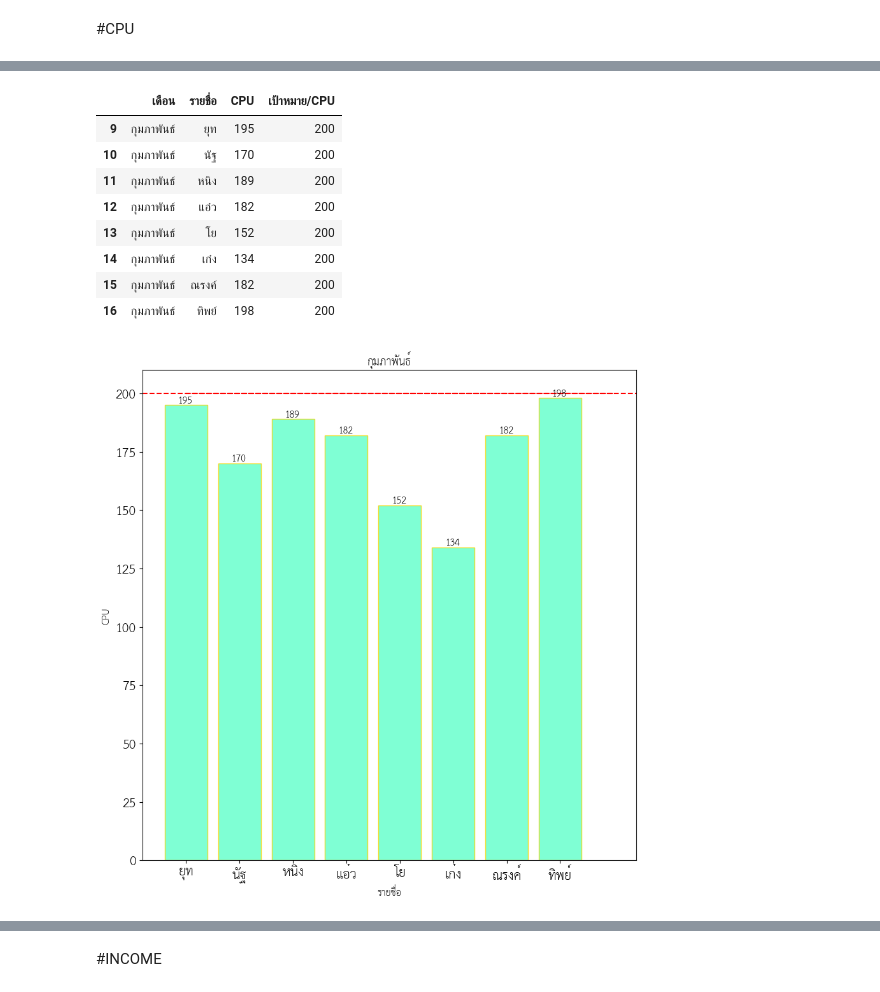
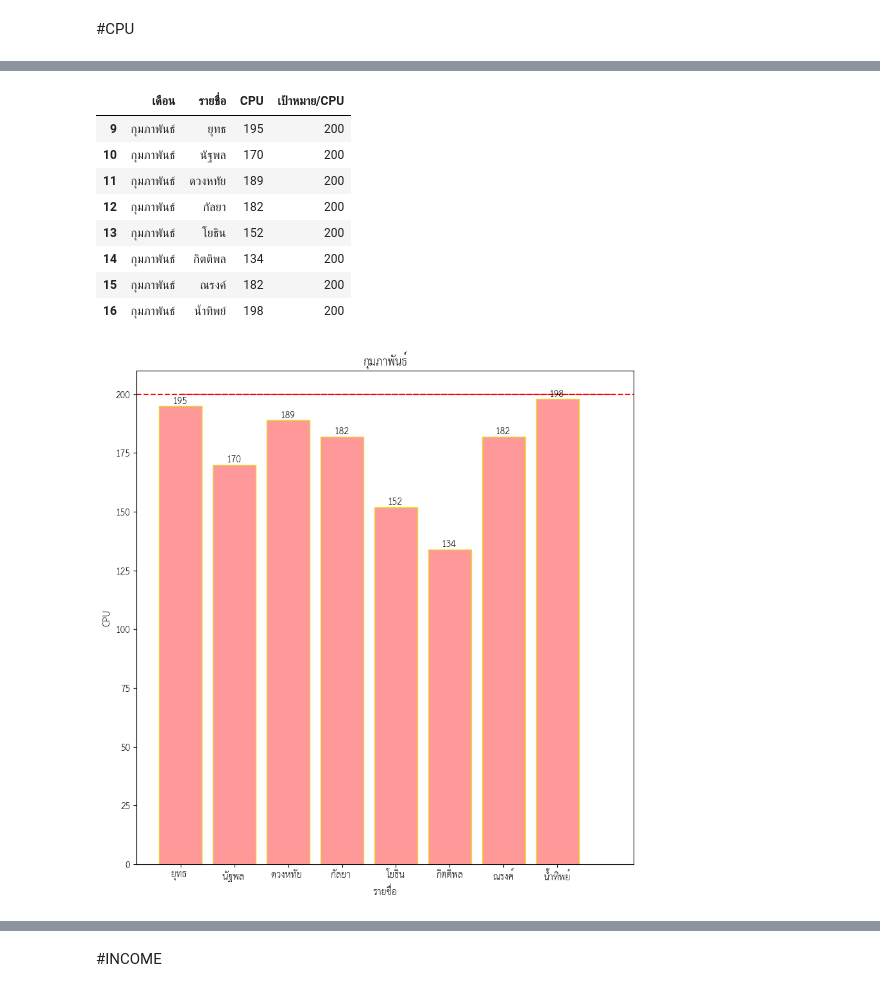
Before and after one commit to 1234567890qqqqqq/-links-colab, a Jupyter notebook: ประสิทธิภาพศูนย์บริการ.ipynb, the cells around one changed output, grey strips where cells are left out. Saved outputs shown, nothing was run; the diff lists cells and outputs as text; code cells hidden in the pictures.

```diff
--- a/ประสิทธิภาพศูนย์บริการ.ipynb
+++ b/ประสิทธิภาพศูนย์บริการ.ipynb
@@ -92,7 +54,7 @@ df.head()
 | 3 | มีนาคม | 1437 | 1600 | 6758490.03 | 5780000 | 72 | 52 | 132 | 150 |
 | 4 | เมษายน | NaN | NaN | NaN | NaN | NaN | NaN | NaN | NaN |
 # %%
-vc = pd.read_excel('/content/drive/MyDrive/TKN/ประสิทธิภาพ - แก้.xlsx',sheet_name='ประเมินรายบุคคล',skiprows=0)
+vc = pd.read_excel('/content/ประสิทธิภาพศูนย์บริการ.xlsx',sheet_name='ประเมินรายบุคคล',skiprows=0)
 vc.index = range(1, len(vc)+1)
 vc
 # %% [output]
@@ -209,40 +171,40 @@ febc = cpu[cpu['เดือน']=='กุมภาพันธ์'][['เดื
 febc
 # %% [output]
 |  | เดือน | รายชื่อ | CPU | เป้าหมาย/CPU |
-| 9 | กุมภาพันธ์ | ยุท | 195 | 200 |
-| 10 | กุมภาพันธ์ | นัฐ | 170 | 200 |
-| 11 | กุมภาพันธ์ | หนิง | 189 | 200 |
-| 12 | กุมภาพันธ์ | แอ๋ว | 182 | 200 |
-| 13 | กุมภาพันธ์ | โย | 152 | 200 |
-| 14 | กุมภาพันธ์ | เก๋ง | 134 | 200 |
+| 9 | กุมภาพันธ์ | ยุทธ | 195 | 200 |
+| 10 | กุมภาพันธ์ | นัฐพล | 170 | 200 |
+| 11 | กุมภาพันธ์ | ดวงหทัย | 189 | 200 |
+| 12 | กุมภาพันธ์ | กัลยา | 182 | 200 |
+| 13 | กุมภาพันธ์ | โยธิน | 152 | 200 |
+| 14 | กุมภาพันธ์ | กิตติพล | 134 | 200 |
 | 15 | กุมภาพันธ์ | ณรงค์ | 182 | 200 |
-| 16 | กุมภาพันธ์ | ทิพย์ | 198 | 200 |
+| 16 | กุมภาพันธ์ | น้ำทิพย์ | 198 | 200 |
 # %%
 # ข้อมูล
 datac2 = febc['CPU']
 labale = febc['รายชื่อ']
 target = 200
 fig, ax = plt.subplots()
 
 # สร้างแท่งกราฟ
-plt.bar(labale,datac2,ec="#EBDD2B", fc="#7fffd4")
+plt.bar(labale,datac2,ec="#EBDD2B", fc="#FF9999")
 plt.title('กุมภาพันธ์')
 
 # กำหนดเส้นเป้าหมายด้วยวงกลมและเส้นต่อเนื่อง
 ax.axhline(y=target, color='r', linestyle='--')
 ax.plot([0, len(datac2)], [target, target], 'r--')
 
 # กำหนดชื่อแกน
 ax.set_xlabel('รายชื่อ')
 ax.set_ylabel('CPU')
 
 # แสดงเลขบนแท่งกราฟ
 for i, v in enumerate(datac2):
     ax.text(i - 0.15, v + 1, str(v))
 
 plt.show()
 # %% [output]
-[figure, old version]
+[figure, new version]
 # %%
 marc = cpu[cpu['เดือน']=='มีนาคม'][['เดือน','รายชื่อ','CPU','เป้าหมาย/CPU']]
 marc
```
Also changed, not shown: parts of 38 cells of this notebook.
